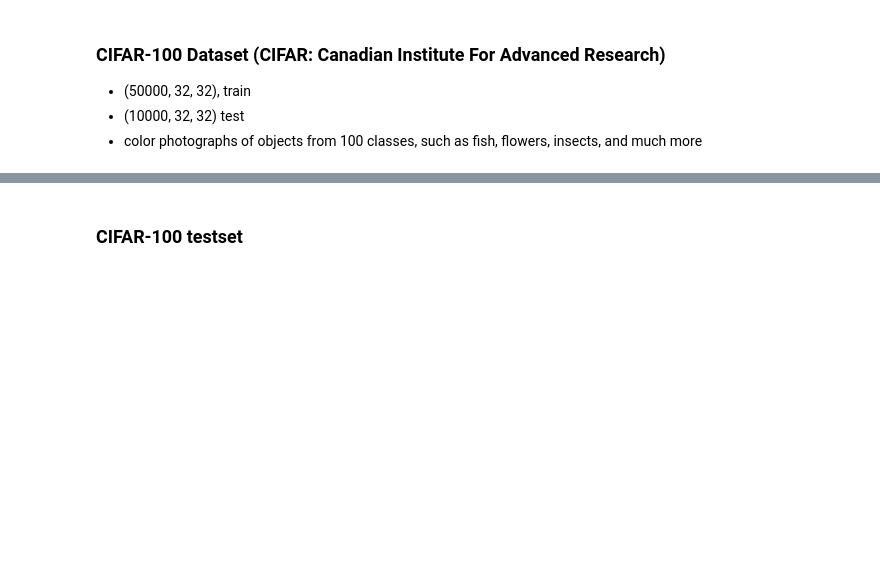
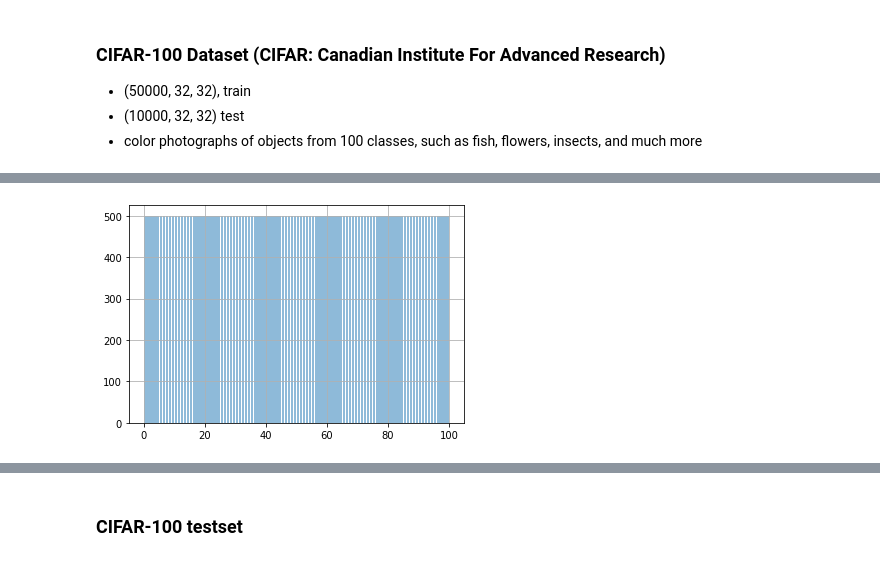
Before and after one commit to mina0502/SM04, a Jupyter notebook: py_modules/12_06/py_modules_4_keras_cv_datasets.ipynb, the cells around one changed output, grey strips where cells are left out. Saved outputs shown, nothing was run; the diff lists cells and outputs as text; code cells hidden in the pictures; blank space fills up the shorter version.

```diff
--- a/py_modules/12_06/py_modules_4_keras_cv_datasets.ipynb
+++ b/py_modules/12_06/py_modules_4_keras_cv_datasets.ipynb
@@ -229,0 +260,6 @@ for i in range(9):
+# %%
+bin = np.arange(0, 101)
+plt.hist(trainy, bin, alpha = 0.5, rwidth = 0.8)
+plt.grid()
+# %% [output]
+[figure, added]
```
Also changed, not shown: parts of 4 cells of this notebook.
